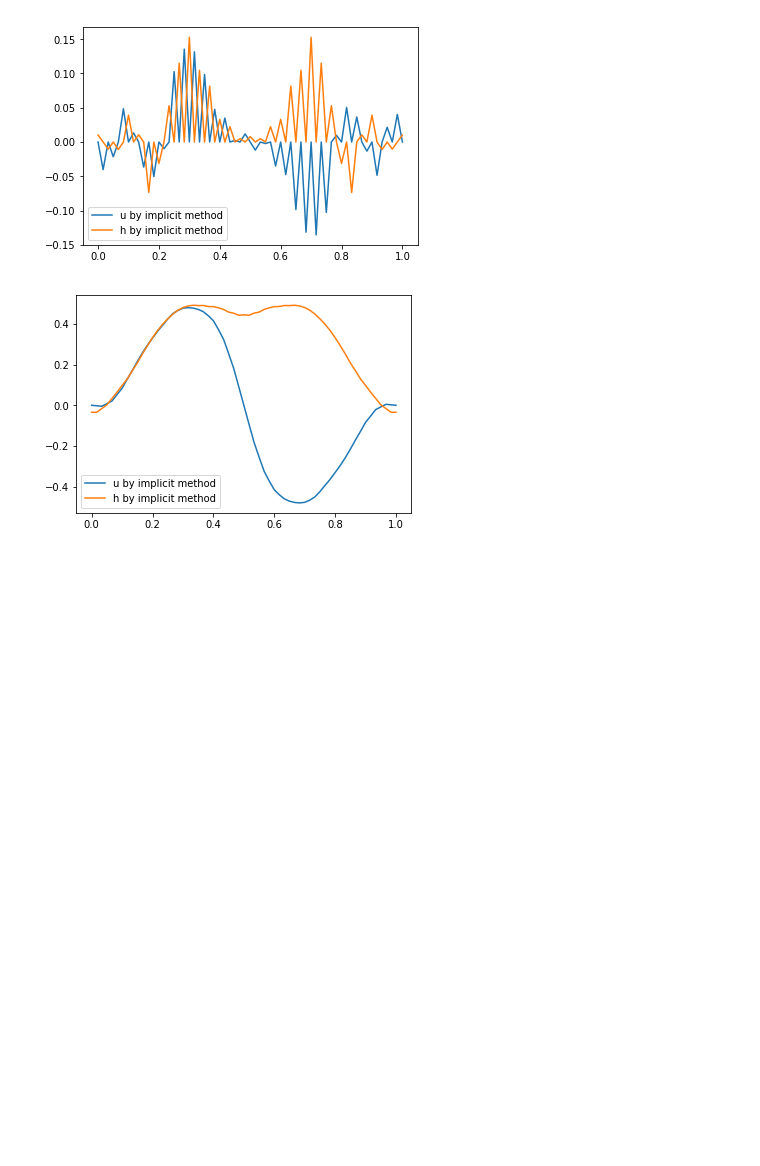
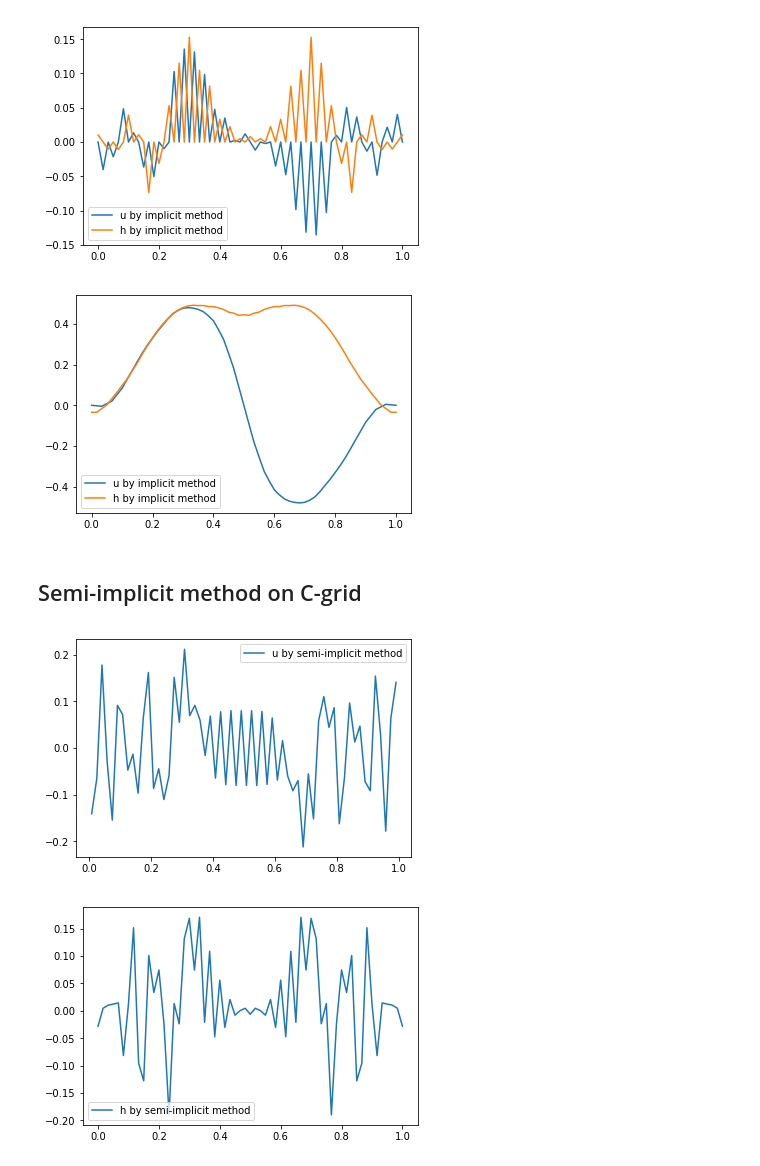
Before and after one commit to mc4117/Mariana-Numerical-assignment, a Jupyter notebook: Shallow water equations (both initial conditions).ipynb, the cells around one changed output. Cells and saved outputs as stored; diff of their text form; code cells hidden in the pictures; blank space fills up the shorter version.

```diff
--- a/Shallow water equations (both initial conditions).ipynb
+++ b/Shallow water equations (both initial conditions).ipynb
@@ -403,3 +436,5 @@ plt.legend(loc = 'best')
 plt.show()
 # %% [output]
 [figure]
+# %% [markdown]
+## Semi-implicit method on C-grid
@@ -405,0 +483,17 @@ plt.show()
+# %%
+u_semi_implicit, h_semi_implicit, x = semi_implicit_method(initialconditions_spike, nx, nt)
+
+plt.clf()
+plt.ion()
+plt.plot((x + 1/(2*nx))[:-1], u_semi_implicit[:-1], label = 'u by semi-implicit method')
+plt.legend(loc = 'best')
+plt.show()
+
+plt.clf()
+plt.ion()
+plt.plot(x, h_semi_implicit, label = 'h by semi-implicit method')
+plt.legend(loc = 'best')
+plt.show()
+# %% [output]
+[figure, added]
+[figure, added]
```
Also changed, not shown: parts of 4 cells of this notebook, 1 other file.
